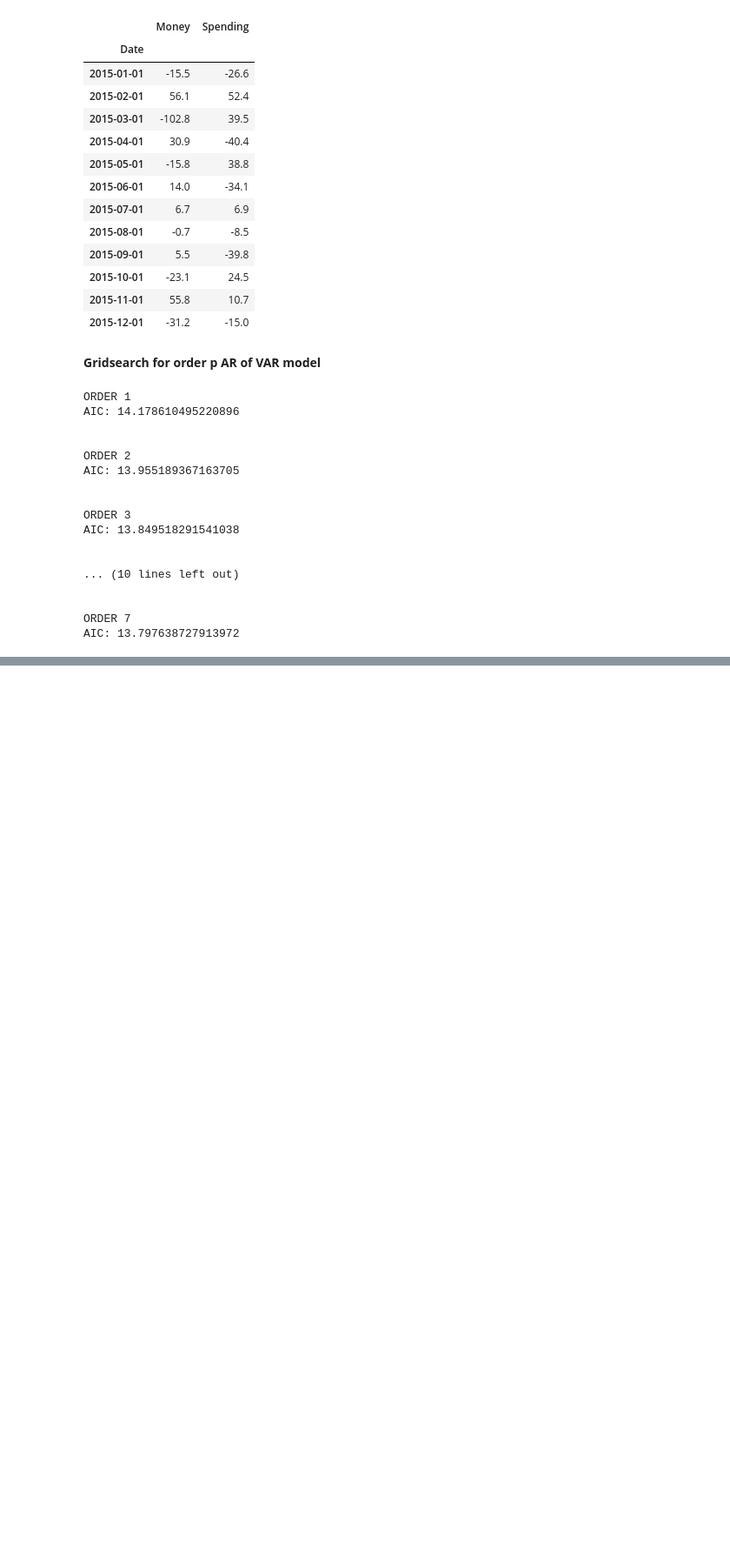
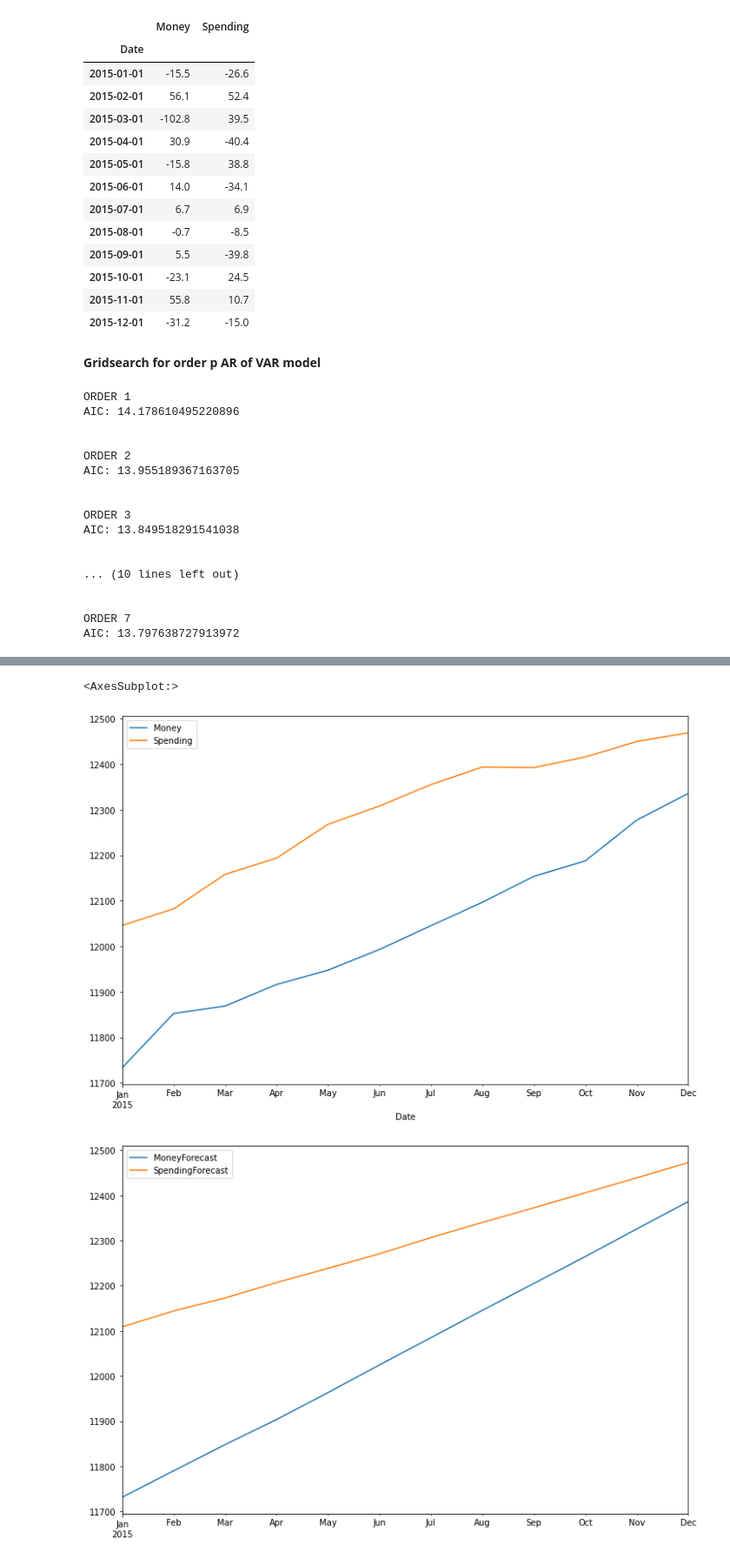
Before and after one commit to jafar-shodiq/jose-portilla-courses, a Jupyter notebook: time-series-data-analysis/var.ipynb, the cells around one changed output, grey strips where cells are left out. Shown at 87% size. Drawn from its saved outputs; the diff is of its cells as text; code cells hidden in the pictures; blank space fills up the shorter version.

```diff
--- a/time-series-data-analysis/var.ipynb
+++ b/time-series-data-analysis/var.ipynb
@@ -290,0 +317,3 @@ Spending   -0.267934  1.000000
+# %%
+df_forecast = pd.DataFrame(data=z, index=idx, columns=['Money_2d', 'Spending_2d'])
+df_forecast
@@ -290,0 +334,6 @@ Spending   -0.267934  1.000000
+# %%
+df_forecast['Money_1d'] = (df['Money'].iloc[-nobs - 1] - df['Money'].iloc[-nobs - 2]) + df_forecast['Money_2d'].cumsum()
+df_forecast['MoneyForecast'] = df['Money'].iloc[-nobs - 1] + df_forecast['Money_1d'].cumsum()
+# %%
+df_forecast['Spending_1d'] = (df['Spending'].iloc[-nobs - 1] - df['Spending'].iloc[-nobs - 2]) + df_forecast['Spending_2d'].cumsum()
+df_forecast['SpendingForecast'] = df['Spending'].iloc[-nobs - 1] + df_forecast['Spending_1d'].cumsum()
@@ -290,0 +349,3 @@ Spending   -0.267934  1.000000
+# %%
+test_range = df[-nobs:]
+test_range
@@ -290,0 +367,7 @@ Spending   -0.267934  1.000000
+# %%
+test_range.plot(figsize=(12, 8))
+df_forecast[['MoneyForecast', 'SpendingForecast']].plot(figsize=(12, 8))
+# %% [output]
+<AxesSubplot:>
+[figure, added]
+[figure, added]
```
Also changed, not shown: parts of 13 cells of this notebook.
